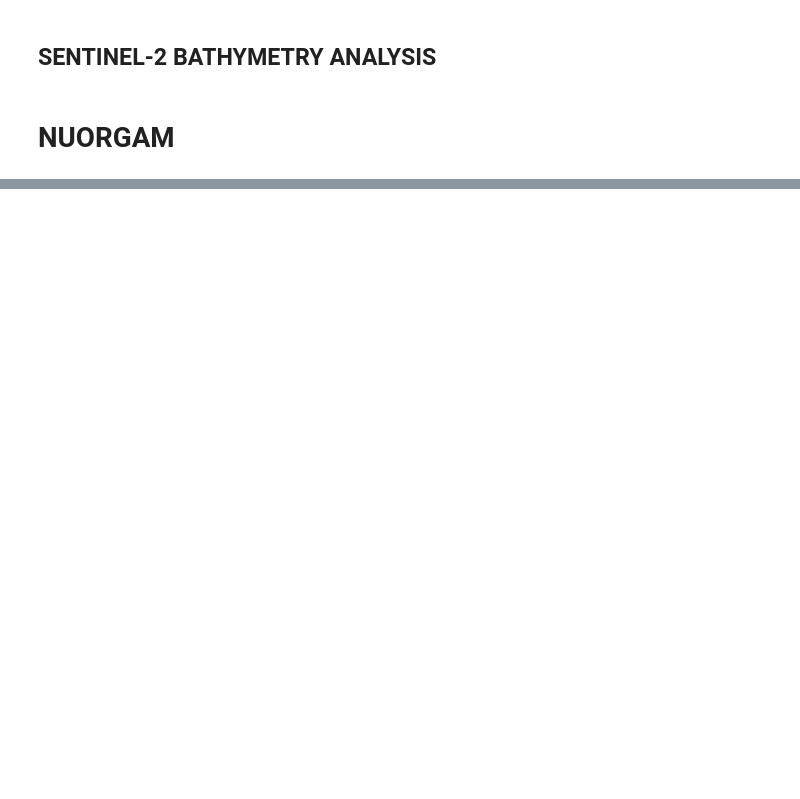
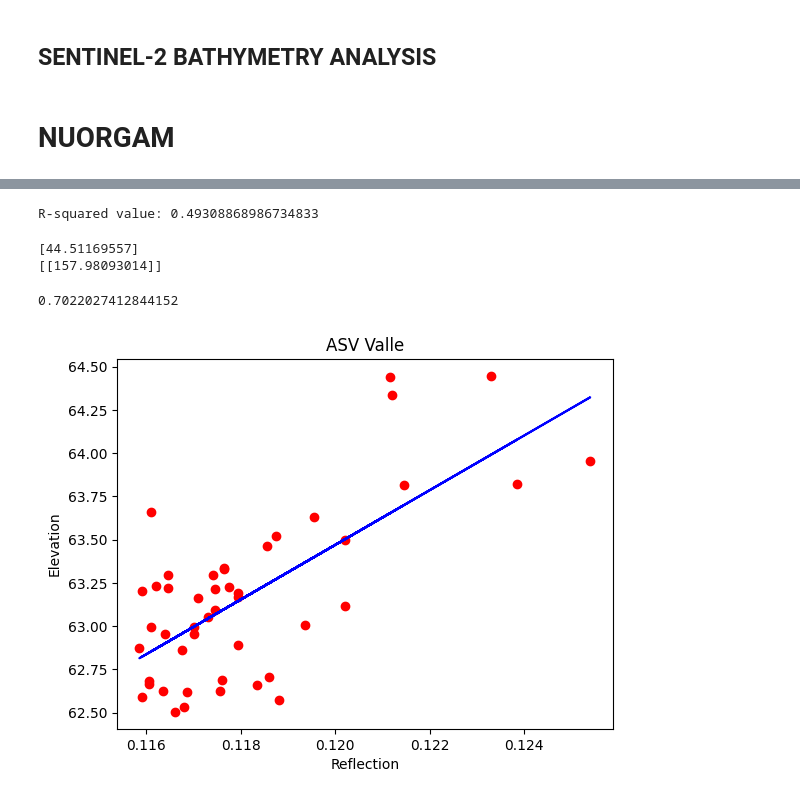
Before and after one commit to susannakukka/bathymetric-model-analysis, a Jupyter notebook: notebooks/sentinel2_bathymetry.ipynb, the cells around one changed output, grey strips where cells are left out. Drawn from its saved outputs; the diff is of its cells as text; code cells hidden in the pictures; blank space fills up the shorter version.

```diff
--- a/notebooks/sentinel2_bathymetry.ipynb
+++ b/notebooks/sentinel2_bathymetry.ipynb
@@ -704,0 +220,8 @@ Root Mean Square Error:
+# %%
+# rename columns
+# Band 2 - Blue
+# Band 3 - Green
+# Band 4 - Red
+# Band 8 - NIR
+# Band 11 - SWIR
+v_c = v_c.rename(columns={"SAMPLE_1": "ASV", "SAMPLE_2": "Band_2", "SAMPLE_3": "Band_3", "SAMPLE_4": "Band_4", "SAMPLE_8": "Band_8", "SAMPLE_11": "Band_11", "SAMPLE_4_2": "ALS"})
@@ -704,0 +238,6 @@ Root Mean Square Error:
+# %%
+# drop no value rows
+v_c = v_c.dropna()
+# %%
+# calculate elevation for asv data
+v_c['ASV_mmpy'] = 66.016 + v_c['ASV']
@@ -704,0 +254,34 @@ Root Mean Square Error:
+# %%
+# start calculating the linear model
+x = v_c[['Band_3']]
+y = v_c[['ASV_mmpy']]
+
+model.fit(x, y)
+
+r2_score = model.score(x, y)
+print(f"R-squared value: {r2_score}")
+# %% [output]
+R-squared value: 0.49308868986734833
+# %%
+# calculate intercept (kulmakerroin, a)
+print(model.intercept_)
+# calculate coefficient (vakiotermi, b)
+print(model.coef_)
+# %% [output]
+[44.51169557]
+[[157.98093014]]
+# %%
+# calculate correlation
+v_c["Band_3"].corr(v_c["ASV_mmpy"])
+# %% [output]
+0.7022027412844152
+# %%
+# plot
+plt.scatter(x, y, color = 'red')
+plt.plot(x, model.predict(x), color = 'blue')
+plt.title('ASV Valle')
+plt.xlabel('Reflection')
+plt.ylabel('Elevation')
+plt.show()
+# %% [output]
+[figure, added]
```
Also changed, not shown: parts of 109 cells of this notebook, 2 other files.
